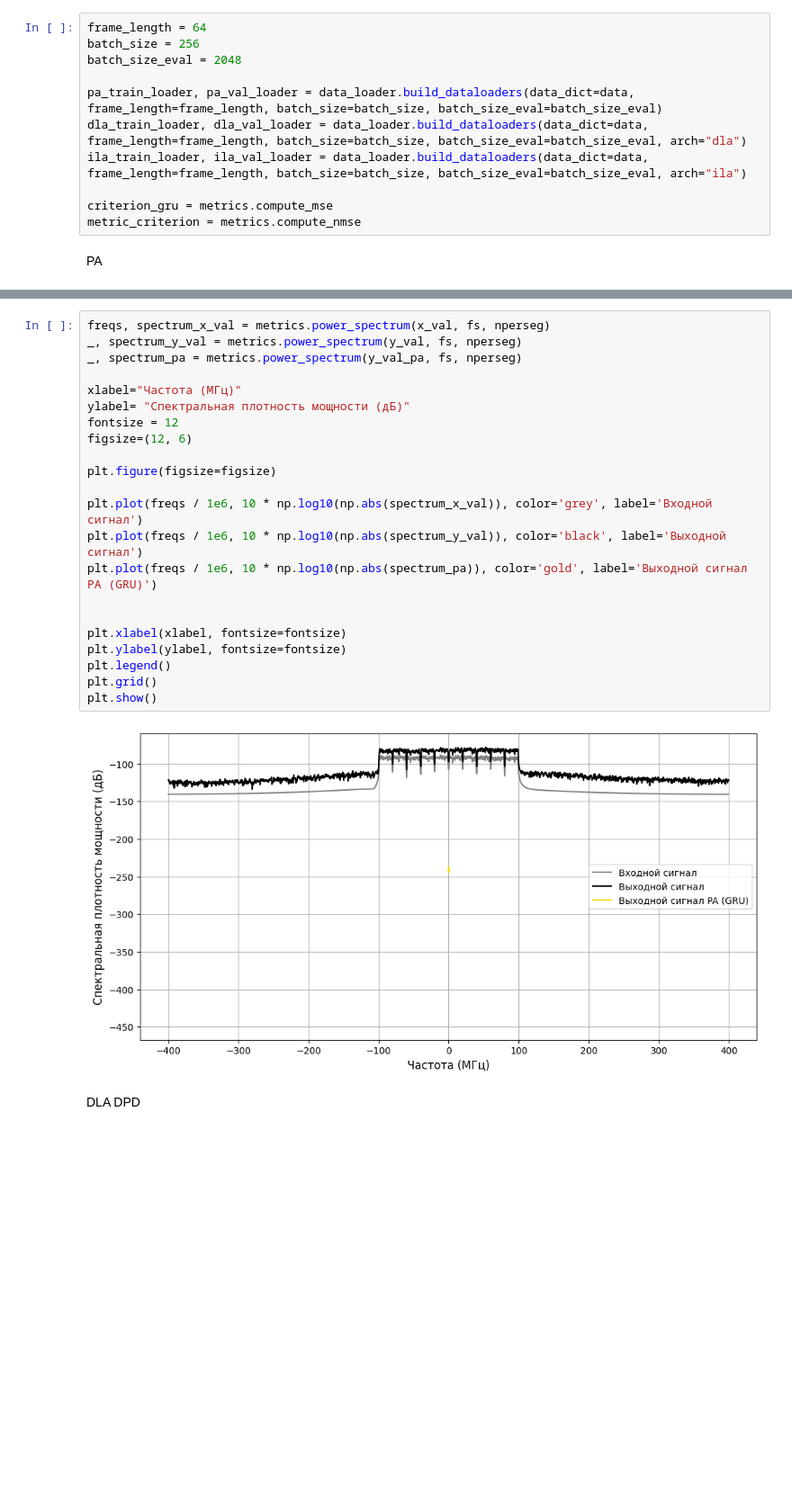
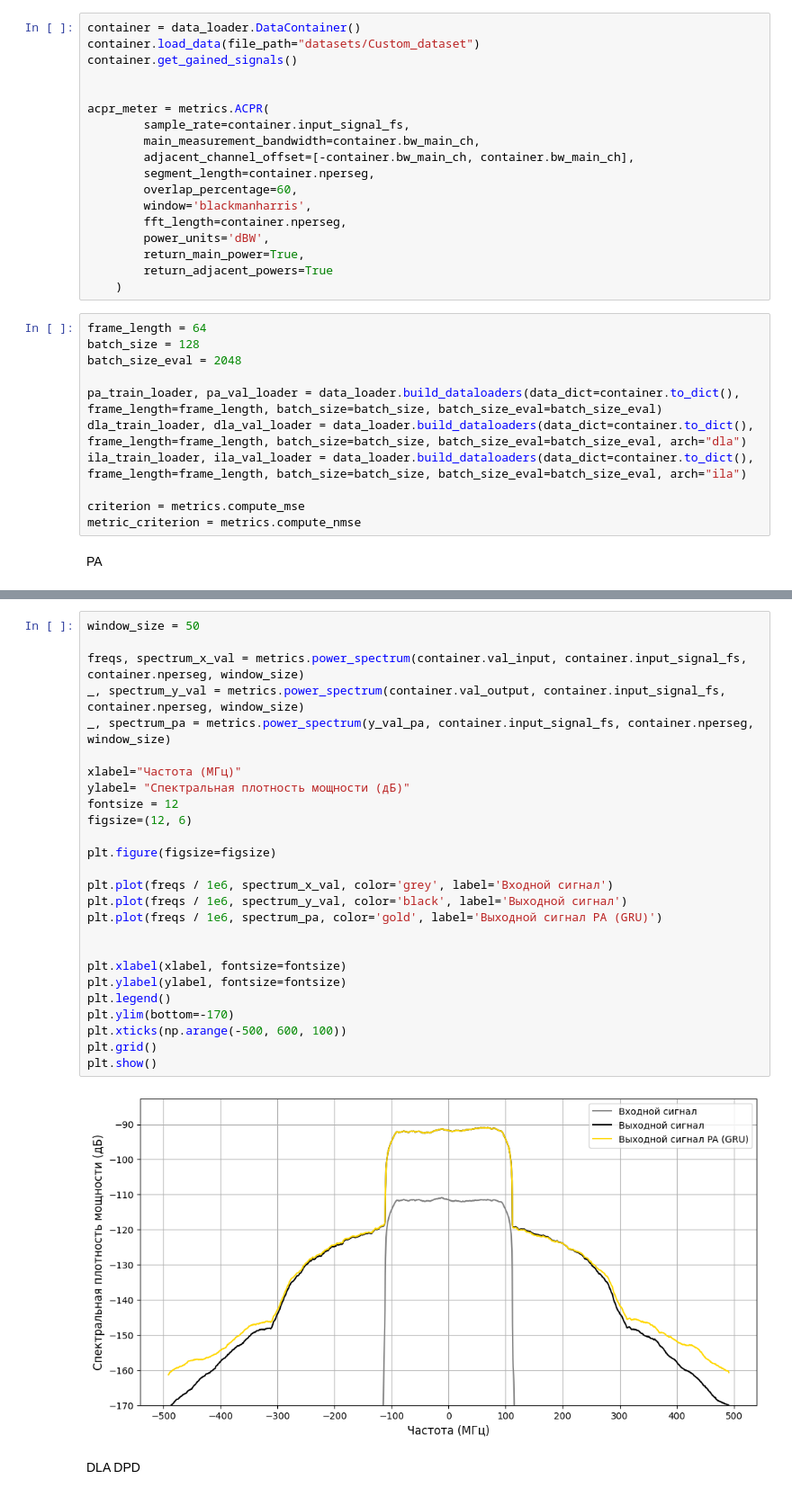
Before and after one commit to pasmornov-m/DPD_Research, a Jupyter notebook: dev_nn.ipynb, the cells around one changed output, grey strips where cells are left out. Shown at 90% size. Cells and saved outputs as stored; diff of their text form; blank space fills up the shorter version.

```diff
--- a/dev_nn.ipynb
+++ b/dev_nn.ipynb
@@ -51,13 +16,31 @@ PA gain = 2.52
+# %%
+container = data_loader.DataContainer()
+container.load_data(file_path="datasets/Custom_dataset")
+container.get_gained_signals()
+
+
+acpr_meter = metrics.ACPR(
+        sample_rate=container.input_signal_fs,
+        main_measurement_bandwidth=container.bw_main_ch,
+        adjacent_channel_offset=[-container.bw_main_ch, container.bw_main_ch],
+        segment_length=container.nperseg,
+        overlap_percentage=60,
+        window='blackmanharris',
+        fft_length=container.nperseg,
+        power_units='dBW',
+        return_main_power=True,
+        return_adjacent_powers=True
+    )
 # %%
 frame_length = 64
-batch_size = 256
+batch_size = 128
 batch_size_eval = 2048
 
-pa_train_loader, pa_val_loader = data_loader.build_dataloaders(data_dict=data, frame_length=frame_length, batch_size=batch_size, batch_size_eval=batch_size_eval)
-dla_train_loader, dla_val_loader = data_loader.build_dataloaders(data_dict=data, frame_length=frame_length, batch_size=batch_size, batch_size_eval=batch_size_eval, arch="dla")
-ila_train_loader, ila_val_loader = data_loader.build_dataloaders(data_dict=data, frame_length=frame_length, batch_size=batch_size, batch_size_eval=batch_size_eval, arch="ila")
+pa_train_loader, pa_val_loader = data_loader.build_dataloaders(data_dict=container.to_dict(), frame_length=frame_length, batch_size=batch_size, batch_size_eval=batch_size_eval)
+dla_train_loader, dla_val_loader = data_loader.build_dataloaders(data_dict=container.to_dict(), frame_length=frame_length, batch_size=batch_size, batch_size_eval=batch_size_eval, arch="dla")
+ila_train_loader, ila_val_loader = data_loader.build_dataloaders(data_dict=container.to_dict(), frame_length=frame_length, batch_size=batch_size, batch_size_eval=batch_size_eval, arch="ila")
 
-criterion_gru = metrics.compute_mse
+criterion = metrics.compute_mse
 metric_criterion = metrics.compute_nmse
 # %% [markdown]
 PA
@@ -155,27 +93,31 @@ Model NMSE: -31.58
 # %%
-freqs, spectrum_x_val = metrics.power_spectrum(x_val, fs, nperseg)
-_, spectrum_y_val = metrics.power_spectrum(y_val, fs, nperseg)
-_, spectrum_pa = metrics.power_spectrum(y_val_pa, fs, nperseg)
+window_size = 50
+
+freqs, spectrum_x_val = metrics.power_spectrum(container.val_input, container.input_signal_fs, container.nperseg, window_size)
+_, spectrum_y_val = metrics.power_spectrum(container.val_output, container.input_signal_fs, container.nperseg, window_size)
+_, spectrum_pa = metrics.power_spectrum(y_val_pa, container.input_signal_fs, container.nperseg, window_size)
 
 xlabel="Частота (МГц)"
 ylabel= "Спектральная плотность мощности (дБ)"
 fontsize = 12
 figsize=(12, 6)
 
 plt.figure(figsize=figsize)
 
-plt.plot(freqs / 1e6, 10 * np.log10(np.abs(spectrum_x_val)), color='grey', label='Входной сигнал')
-plt.plot(freqs / 1e6, 10 * np.log10(np.abs(spectrum_y_val)), color='black', label='Выходной сигнал')
-plt.plot(freqs / 1e6, 10 * np.log10(np.abs(spectrum_pa)), color='gold', label='Выходной сигнал PA (GRU)')
+plt.plot(freqs / 1e6, spectrum_x_val, color='grey', label='Входной сигнал')
+plt.plot(freqs / 1e6, spectrum_y_val, color='black', label='Выходной сигнал')
+plt.plot(freqs / 1e6, spectrum_pa, color='gold', label='Выходной сигнал PA (GRU)')
 
 
 plt.xlabel(xlabel, fontsize=fontsize)
 plt.ylabel(ylabel, fontsize=fontsize)
 plt.legend()
+plt.ylim(bottom=-170)
+plt.xticks(np.arange(-500, 600, 100))
 plt.grid()
 plt.show()
 # %% [output]
-[figure, old version]
+[figure, new version]
 # %% [markdown]
 DLA DPD
 # %%
```
Also changed, not shown: parts of 9 cells of this notebook, 8 other files.
